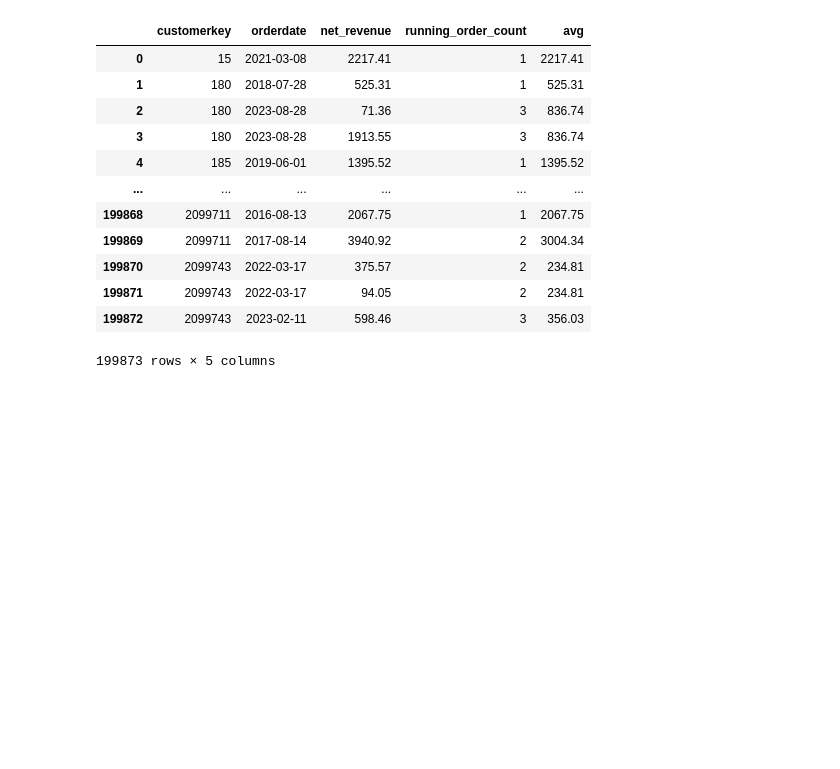
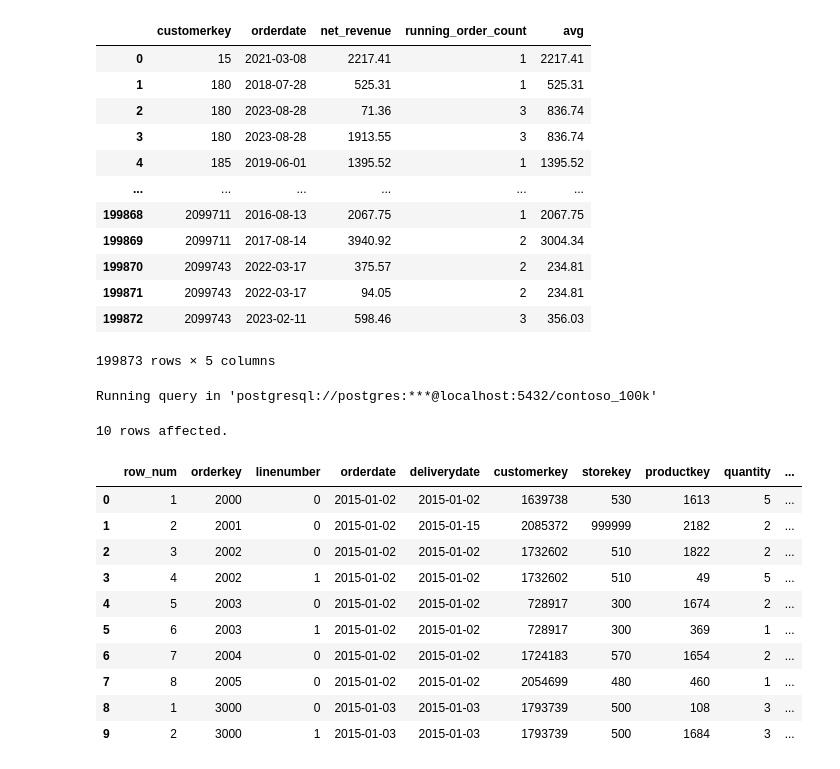
Before and after one commit to ew-alt/Data-anylatics, a Jupyter notebook: Resources/Blank_SQL_Notebook.ipynb, the cells around one changed output. Drawn from its saved outputs; the diff is of its cells as text; code cells hidden in the pictures; blank space fills up the shorter version.

```diff
--- a/Resources/Blank_SQL_Notebook.ipynb
+++ b/Resources/Blank_SQL_Notebook.ipynb
@@ -613,3 +600,35 @@ Running query in 'postgresql://postgres:***@localhost:5432/contoso_100k'
 | 199871 | 2099743 | 2022-03-17 | 94.05 | 2 | 234.81 |
 | 199872 | 2099743 | 2023-02-11 | 598.46 | 3 | 356.03 |
 199873 rows × 5 columns
+# %%
+%%sql
+
+WITH row_numbering AS (
+    SELECT
+      ROW_NUMBER() OVER(PARTITION BY orderdate
+      ORDER BY orderdate,
+                  orderkey,
+                  linenumber
+  ) AS row_num,
+  *
+  FROM sales
+)
+
+SELECT *
+FROM row_numbering
+WHERE orderdate > '2015-01-01'
+LIMIT 10
+# %% [output]
+Running query in 'postgresql://postgres:***@localhost:5432/contoso_100k'
+10 rows affected.
+|  | row_num | orderkey | linenumber | orderdate | deliverydate | customerkey | storekey | productkey | quantity | ... |
+| 0 | 1 | 2000 | 0 | 2015-01-02 | 2015-01-02 | 1639738 | 530 | 1613 | 5 | ... |
+| 1 | 2 | 2001 | 0 | 2015-01-02 | 2015-01-15 | 2085372 | 999999 | 2182 | 2 | ... |
+| 2 | 3 | 2002 | 0 | 2015-01-02 | 2015-01-02 | 1732602 | 510 | 1822 | 2 | ... |
+| 3 | 4 | 2002 | 1 | 2015-01-02 | 2015-01-02 | 1732602 | 510 | 49 | 5 | ... |
+| 4 | 5 | 2003 | 0 | 2015-01-02 | 2015-01-02 | 728917 | 300 | 1674 | 2 | ... |
+| 5 | 6 | 2003 | 1 | 2015-01-02 | 2015-01-02 | 728917 | 300 | 369 | 1 | ... |
+| 6 | 7 | 2004 | 0 | 2015-01-02 | 2015-01-02 | 1724183 | 570 | 1654 | 2 | ... |
+| 7 | 8 | 2005 | 0 | 2015-01-02 | 2015-01-02 | 2054699 | 480 | 460 | 1 | ... |
+| 8 | 1 | 3000 | 0 | 2015-01-03 | 2015-01-03 | 1793739 | 500 | 108 | 3 | ... |
+| 9 | 2 | 3000 | 1 | 2015-01-03 | 2015-01-03 | 1793739 | 500 | 1684 | 3 | ... |
```
Also changed, not shown: parts of 8 cells of this notebook.
